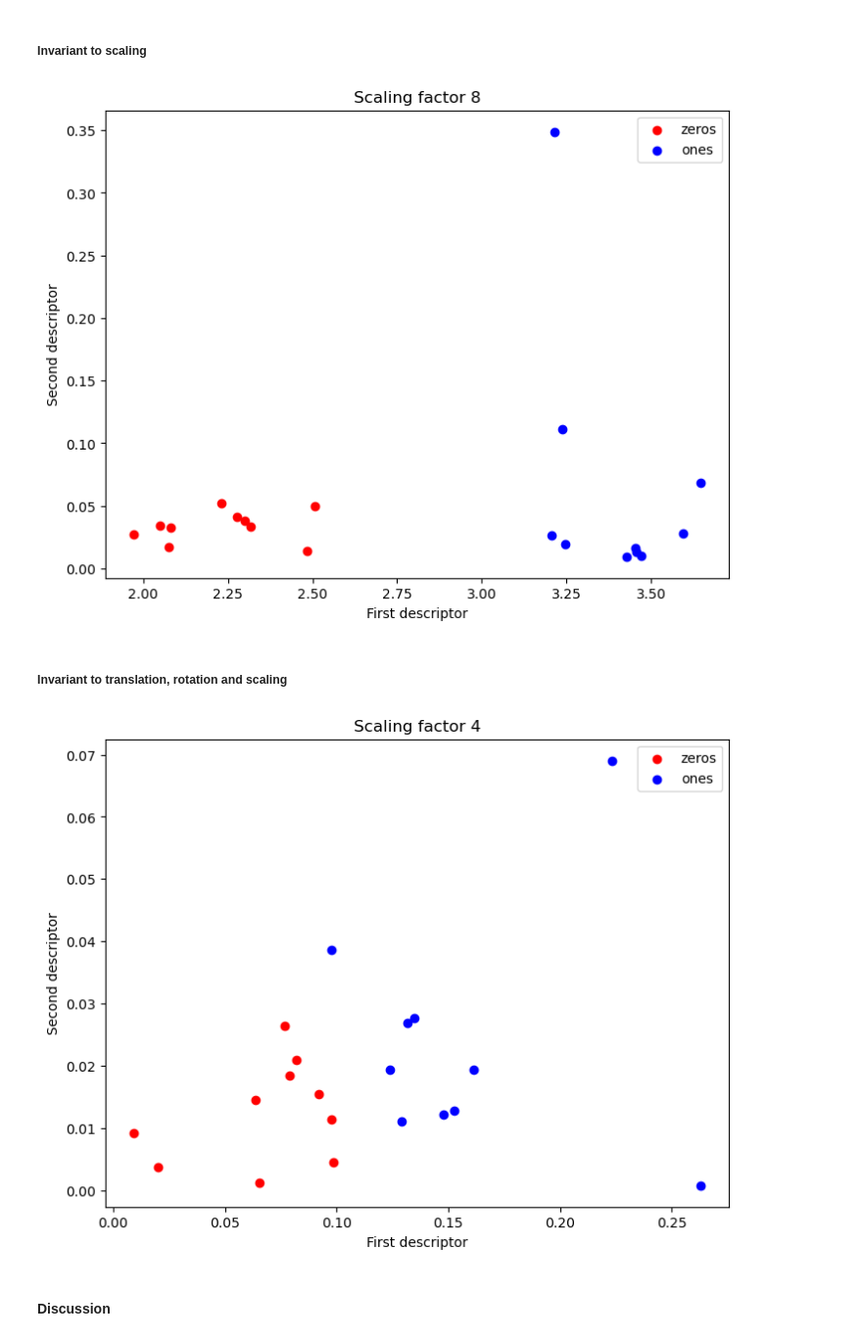
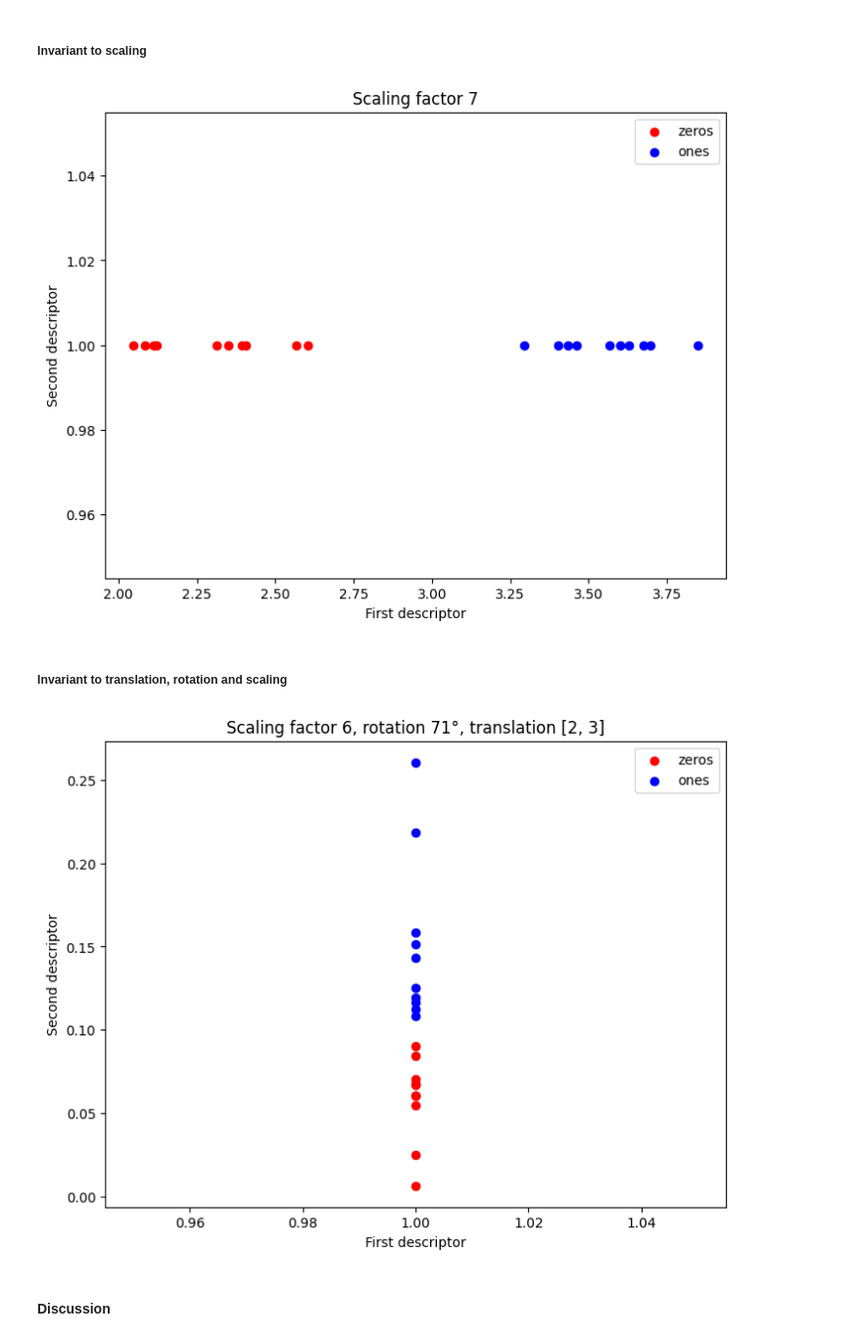
Before and after one commit to alessandrodalbesio/EPFL-image-analysis-and-pattern-recognition, a Jupyter notebook: lab_02_object_description.ipynb, the cells around one changed output. Shown: that part at 98% size. Cells and saved outputs as stored; diff of their text form; code cells hidden in the pictures.

```diff
--- a/lab_02_object_description.ipynb
+++ b/lab_02_object_description.ipynb
@@ -145,22 +145,17 @@ ones_processed = []
 
 # Preprocess images
 for i in range(len(zeros_im)):
-    img = unsharp_mask(zeros_im[i], radius=50, amount=1.5) # Sharpen image
-    img = cv2.resize(img, (0,0), fx=10, fy=10, interpolation=cv2.INTER_NEAREST) # Increase resolution to have better results
-    img = img > threshold_otsu(img) # Binarize image
-    img = np.ndarray.astype(img, np.uint8) # Convert to uint8
-    img[img == True] = 255 # Convert True to 255
-    img[img == False] = 0 # Convert False to 0
+    img = unsharp_mask(zeros_im[i], radius=1, amount=1.5) # Sharpen image
+    img = cv2.resize(img, (0,0), fx=5, fy=5, interpolation=cv2.INTER_NEAREST) # Increase resolution to have better results
+    img = np.ndarray.astype(img > threshold_otsu(img), np.uint8) # Binarize image
     zeros_processed.append(img) # Add image to the list
 
 for i in range(len(ones_im)):
-    img = unsharp_mask(ones_im[i], radius=50, amount=1.5) # Sharpen image
-    img = cv2.resize(img, (0,0), fx=10, fy=10, interpolation=cv2.INTER_NEAREST) # Increase resolution to have better results
+    img = unsharp_mask(ones_im[i], radius=1, amount=1.5) # Sharpen image
+    img = cv2.resize(img, (0,0), fx=5, fy=5, interpolation=cv2.INTER_NEAREST) # Increase resolution to have better results
     img = img > threshold_otsu(img) # Binarize image
-    img = remove_small_objects(img, min_size=750) # Remove small objects
+    img = remove_small_objects(img, min_size=250) # Remove small objects
     img = np.ndarray.astype(img, np.uint8) # Convert to uint8
-    img[img == True] = 255 # Convert True to 255
-    img[img == False] = 0 # Convert False to 0
     ones_processed.append(img) # Add image to the list
 
 # Plot zeros
@@ -315,7 +310,7 @@ for size in descr_set_sizes:
     one_reconstructed.append(ifft(oneDescriptorsReduced))
 one_reconstructed.append(ifft(oneDescriptors))
 
-descr_set_sizes.append('ALL')
+descr_set_sizes.append('All')
 
 # Plot the results
 fig, axes = plt.subplots(1, len(descr_set_sizes), figsize=(20, 5))
@@ -493,13 +492,13 @@ ones_f2 = []
 for i in range(len(zeros_processed)):
     zero_processed_rotated = random_rotate(zeros_processed[i], rotation)
     descriptors = get_invariant_features(zero_processed_rotated, inv_to_rotation=True)
-    zeros_f1.append(abs(descriptors[0]))
+    zeros_f1.append(abs(descriptors[-1]))
     zeros_f2.append(abs(descriptors[1]))
 
 for i in range(len(ones_processed)):
     one_processed_rotated = random_rotate(ones_processed[i], rotation)
     descriptors = get_invariant_features(one_processed_rotated, inv_to_rotation=True)
-    ones_f1.append(abs(descriptors[0]))
+    ones_f1.append(abs(descriptors[-1]))
     ones_f2.append(abs(descriptors[1]))
 
 plot_feature(zeros_f1, zeros_f2, ones_f1, ones_f2, f"Random rotation: {rotation}°")
@@ -519,47 +518,47 @@ for i in range(len(zeros_processed)):
     zero_processed_rotated = random_scale(zeros_processed[i], scaling)
     descriptors = get_invariant_features(zero_processed_rotated, inv_to_scale=True)
     zeros_f1.append(abs(descriptors[0]))
-    zeros_f2.append(abs(descriptors[2]))
+    zeros_f2.append(abs(descriptors[1]))
 
 for i in range(len(ones_processed)):
     one_processed_rotated = random_scale(ones_processed[i], scaling)
     descriptors = get_invariant_features(one_processed_rotated, inv_to_scale=True)
     ones_f1.append(abs(descriptors[0]))
-    ones_f2.append(abs(descriptors[2]))
+    ones_f2.append(abs(descriptors[1]))
 
 plot_feature(zeros_f1, zeros_f2, ones_f1, ones_f2, f"Scaling factor {scaling}")
 # %% [output]
-[figure, old version]
+[figure, new version]
 # %% [markdown]
 ##### Invariant to translation, rotation and scaling
 # %%
 tx = np.random.randint(0, 10)
 ty = np.random.randint(0, 10)
 scaling = np.random.randint(1, 10)
 rotation = np.random.randint(0, 360)
 
 zeros_f1 = []
 zeros_f2 = []
 ones_f1 = []
 ones_f2 = []
 for i in range(len(zeros_processed)):
     zero_processed_scale = random_scale(zeros_processed[i], scaling)
     zero_processed_translated = random_translation(zero_processed_scale, tx, ty)
     zero_processed_rotated = random_rotate(zero_processed_translated, rotation)
     descriptors = get_invariant_features(zero_processed_rotated, inv_to_scale=True, inv_to_rotation=True, inv_to_translation=True)
-    zeros_f1.append(abs(descriptors[2]))
-    zeros_f2.append(abs(descriptors[3]))
+    zeros_f1.append(abs(descriptors[0]))
+    zeros_f2.append(abs(descriptors[2]))
 
 for i in range(len(ones_processed)):
     one_processed_scale = random_scale(ones_processed[i], scaling)
     one_processed_translated = random_translation(one_processed_scale, tx, ty)
     one_processed_rotated = random_rotate(one_processed_translated, rotation)
     descriptors = get_invariant_features(one_processed_rotated, inv_to_scale=True, inv_to_rotation=True, inv_to_translation=True)
-    ones_f1.append(abs(descriptors[2]))
-    ones_f2.append(abs(descriptors[3]))
+    ones_f1.append(abs(descriptors[0]))
+    ones_f2.append(abs(descriptors[2]))
 
-plot_feature(zeros_f1, zeros_f2, ones_f1, ones_f2, f"Scaling factor {scaling}")
+plot_feature(zeros_f1, zeros_f2, ones_f1, ones_f2, f"Scaling factor {scaling}, rotation {rotation}°, translation [{tx}, {ty}]")
 # %% [output]
-[figure, old version]
+[figure, new version]
 # %% [markdown]
 #### Discussion
```
Also changed, not shown: parts of 12 cells of this notebook.
